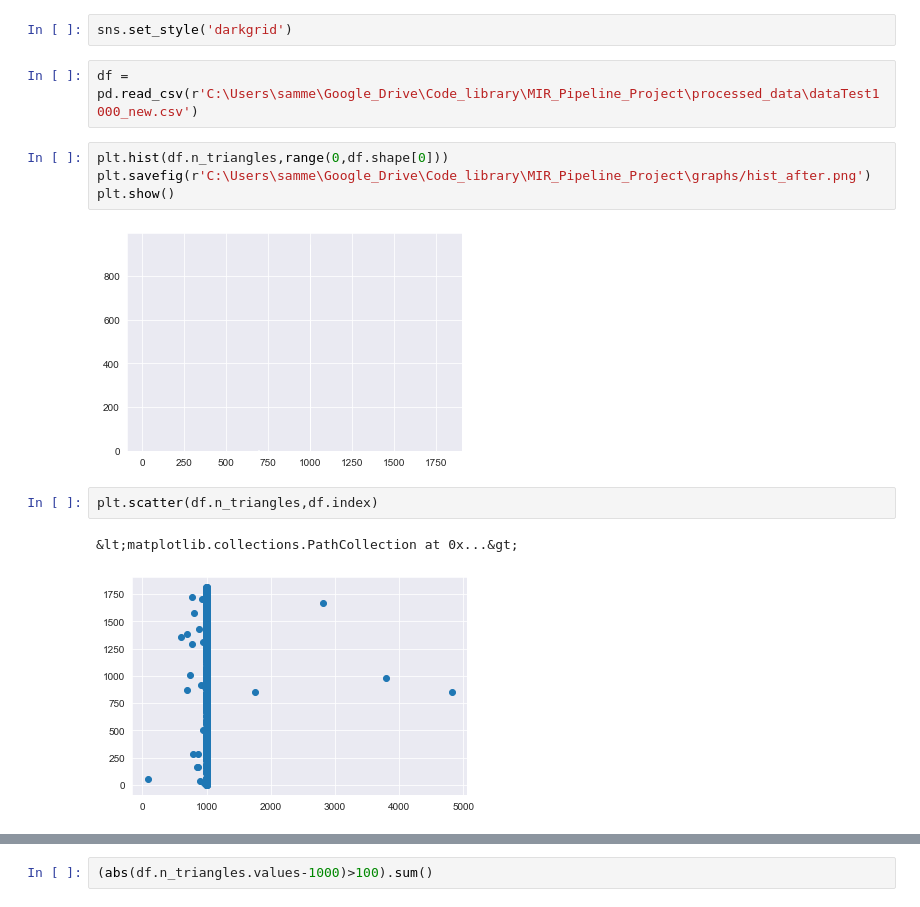
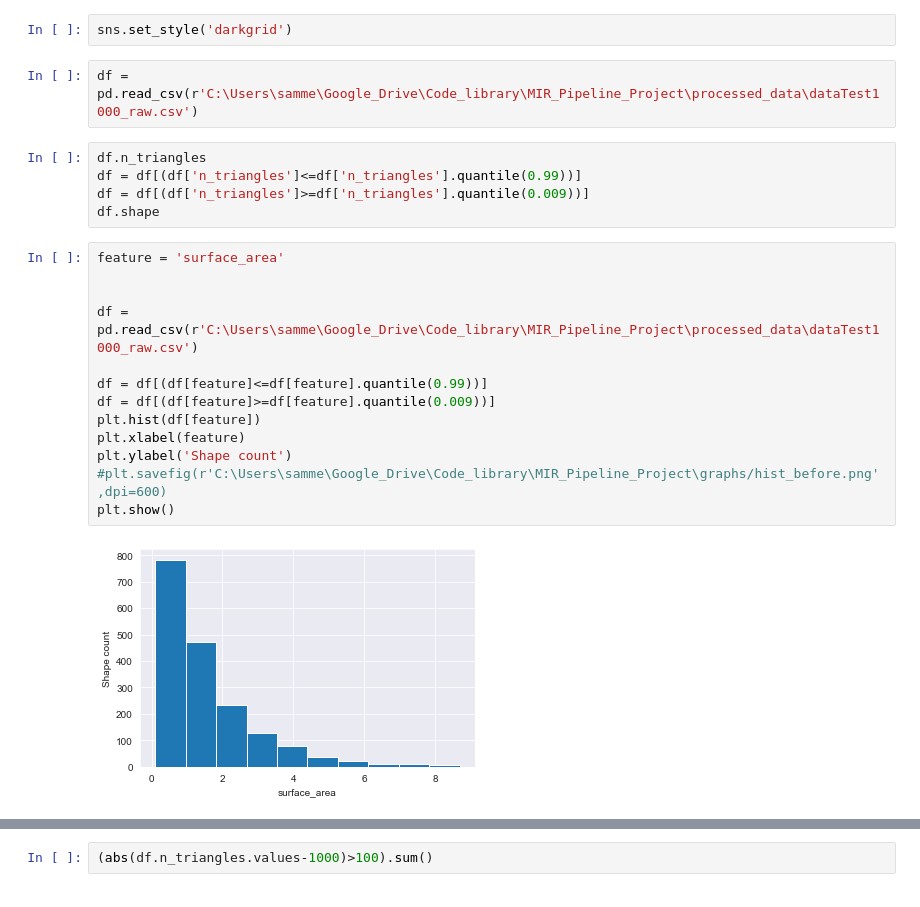
Before and after one commit to SamGalanakis/MIR_Pipeline_Project, a Jupyter notebook: src/visualizations.ipynb, the cells around one changed output, grey strips where cells are left out. Drawn from its saved outputs; the diff is of its cells as text.

```diff
--- a/src/visualizations.ipynb
+++ b/src/visualizations.ipynb
@@ -7,15 +7,24 @@ import seaborn as sns
 # %%
 sns.set_style('darkgrid')
 # %%
-df = pd.read_csv(r'C:\Users\samme\Google_Drive\Code_library\MIR_Pipeline_Project\processed_data\dataTest1000_new.csv')
+df = pd.read_csv(r'C:\Users\samme\Google_Drive\Code_library\MIR_Pipeline_Project\processed_data\dataTest1000_raw.csv')
-# %%
-plt.hist(df.n_triangles,range(0,df.shape[0]))
-plt.savefig(r'C:\Users\samme\Google_Drive\Code_library\MIR_Pipeline_Project\graphs/hist_after.png')
-plt.show()
-# %% [output]
-[figure, removed]
-# %%
-plt.scatter(df.n_triangles,df.index)
-# %% [output]
-&lt;matplotlib.collections.PathCollection at 0x...&gt;
-[figure, removed]
+# %%
+df.n_triangles
+df = df[(df['n_triangles']<=df['n_triangles'].quantile(0.99))]
+df = df[(df['n_triangles']>=df['n_triangles'].quantile(0.009))]
+df.shape
+# %%
+feature = 'surface_area'
+
+
+df = pd.read_csv(r'C:\Users\samme\Google_Drive\Code_library\MIR_Pipeline_Project\processed_data\dataTest1000_raw.csv')
+
+df = df[(df[feature]<=df[feature].quantile(0.99))]
+df = df[(df[feature]>=df[feature].quantile(0.009))]
+plt.hist(df[feature])
+plt.xlabel(feature)
+plt.ylabel('Shape count')
+#plt.savefig(r'C:\Users\samme\Google_Drive\Code_library\MIR_Pipeline_Project\graphs/hist_before.png',dpi=600)
+plt.show()
+# %% [output]
+[figure, added]
```
Also changed, not shown: parts of 2 cells of this notebook, 1 other file.
